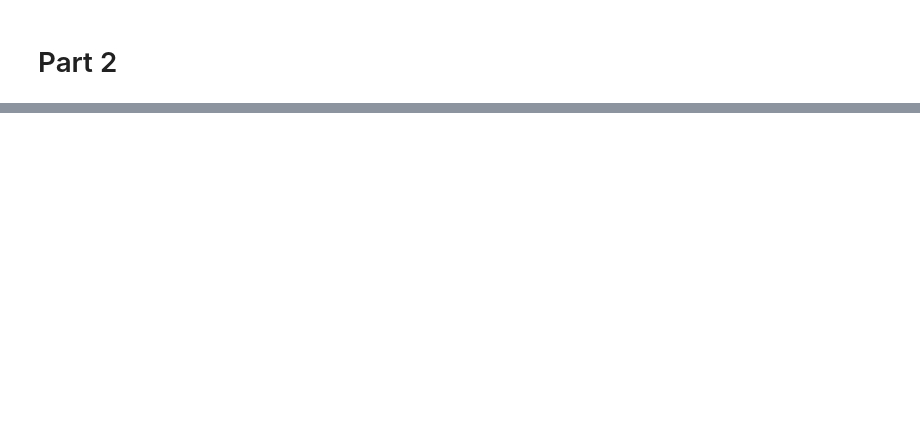
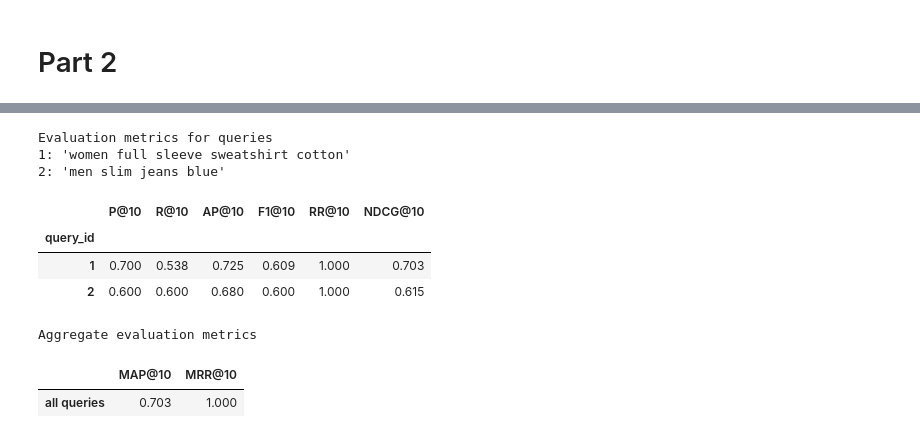
Before and after one commit to froggyalchemist/irwa-search-engine, a Jupyter notebook: project_progress/part_2/build_index.ipynb, the cells around one changed output, grey strips where cells are left out. Cells and saved outputs as stored; diff of their text form; code cells hidden in the pictures; blank space fills up the shorter version.

```diff
--- a/project_progress/part_2/build_index.ipynb
+++ b/project_progress/part_2/build_index.ipynb
@@ -164,11 +170,11 @@ set(matches_cotton) & set(matches_pants) == set(matches_both)
 # %% [output]
 True
 # %%
-# TODO: search for test queries using "search" function
+# Search for test queries using "search" function
 test_queries = [
     "men's cotton checkered shirt",
     "multicolor women casual t-shirt",
-    "black beat sports shoes",
+    "black sports shoes",
     "animal print jacket for women",
     "grey hoodie with pockets",
 ]
@@ -425,0 +444,9 @@ page_id= TKSFZ9R4QRSZZNGG - page_title: Self Design Men Track Suit
+# %%
+# Give terms in the title twice the weight of terms in other fields
+field_weights = [2, 1, 1, 1, 1, 1, 1]
+field_weights = field_weights / la.norm(field_weights)
+
+# Try the same query again
+query = test_queries[2]
+ranked_docs = search_tf_idf(query, index, field_weights=field_weights)
+display_results(query, ranked_docs, products, top=7)
@@ -649,0 +706,24 @@ print(f"{map_score:.3f} {mrr_score:.3f}")
+# %%
+per_query, summary = evaluate_queries(queries, labels_df=validation_labels, k=10)
+
+# Display metrics using only 3 decimal places
+with pd.option_context("display.float_format", "{:.3f}".format):
+
+    print("Evaluation metrics for queries")
+    for k, v in queries.items():
+        print(f"{k}: '{v}'")
+    display(per_query)
+
+    print("Aggregate evaluation metrics")
+    display(summary)
+# %% [output]
+Evaluation metrics for queries
+1: 'women full sleeve sweatshirt cotton'
+2: 'men slim jeans blue'
+|  | P@10 | R@10 | AP@10 | F1@10 | RR@10 | NDCG@10 |
+| query_id |  |  |  |  |  |  |
+| 1 | 0.700 | 0.538 | 0.725 | 0.609 | 1.000 | 0.703 |
+| 2 | 0.600 | 0.600 | 0.680 | 0.600 | 1.000 | 0.615 |
+Aggregate evaluation metrics
+|  | MAP@10 | MRR@10 |
+| all queries | 0.703 | 1.000 |
```
Also changed, not shown: parts of 27 cells of this notebook.
